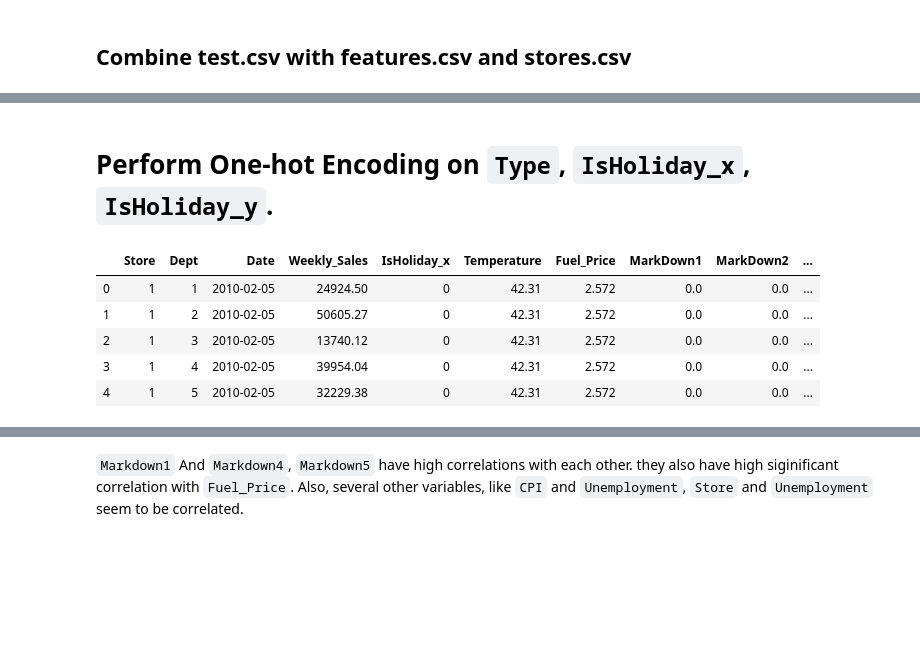
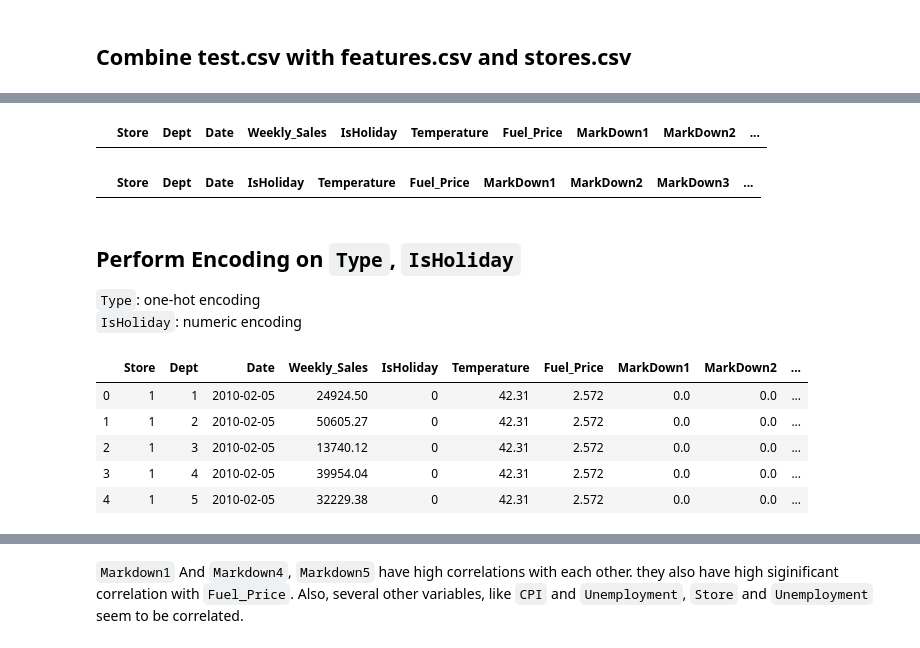
Before and after one commit to lingruiluo/WalmartSalesForecast, a Jupyter notebook: Sales-Forecast.ipynb, the cells around one changed output, grey strips where cells are left out. Saved outputs shown, nothing was run; the diff lists cells and outputs as text; code cells hidden in the pictures; blank space fills up the shorter version.

```diff
--- a/Sales-Forecast.ipynb
+++ b/Sales-Forecast.ipynb
@@ -299,7 +319,7 @@ Combining dataset is also one of our options if getting more features is necessa
 # %% [markdown]
 ## Combine train.csv with features.csv and stores.csv
 # %%
-dataset = pd.merge(train,features,on=['Store','Date'])
+dataset = pd.merge(train,features,on=['Store','Date','IsHoliday'])
 dataset = pd.merge(dataset,stores,on=['Store'])
 # %%
 dataset.head()
@@ -396,0 +456,5 @@ test_set = test_set.fillna(value=values)
+# %%
+dataset.loc[dataset['Store']==3,'Type']='C'
+dataset.loc[dataset['Store']==5,'Type']='C'
+dataset.loc[dataset['Store']==33,'Type']='C'
+dataset.loc[dataset['Store']==36,'Type']='C'
@@ -397,5 +466,17 @@ test_set = test_set.fillna(value=values)
+# %%
+# check again
+dataset[(dataset['Size']<40542) & ((dataset['Type']=='A')|(dataset['Type']=='B'))]
+# %% [output]
+|  | Store | Dept | Date | Weekly_Sales | IsHoliday | Temperature | Fuel_Price | MarkDown1 | MarkDown2 | ... |
+# %%
+test_set[(test_set['Size']<40542) & ((test_set['Type']=='A')|(test_set['Type']=='B'))]
+# %% [output]
+|  | Store | Dept | Date | IsHoliday | Temperature | Fuel_Price | MarkDown1 | MarkDown2 | MarkDown3 | ... |
 # %% [markdown]
-# Perform One-hot Encoding on `Type`, `IsHoliday_x`, `IsHoliday_y`.
+## Perform Encoding on `Type`, `IsHoliday`
+
+`Type`: one-hot encoding
+`IsHoliday`: numeric encoding
 # %%
 type_df = pd.DataFrame({'Type': ['A', 'B', 'C']})
 
@@ -405,17 +486,15 @@ dataset.drop(['Type'],axis=1, inplace=True)
 test_set = pd.concat([test_set, pd.get_dummies(test_set['Type'], prefix = 'Type')], axis = 1)
 test_set.drop(['Type'],axis=1, inplace=True)
 # %%
-dataset['IsHoliday_x'] = dataset['IsHoliday_x'].map({True: 1, False: 0})
-dataset['IsHoliday_y'] = dataset['IsHoliday_y'].map({True: 1, False: 0})
+dataset['IsHoliday'] = dataset['IsHoliday'].map({True: 1, False: 0})
 
-test_set['IsHoliday_x'] = test_set['IsHoliday_x'].map({True: 1, False: 0})
-test_set['IsHoliday_y'] = test_set['IsHoliday_y'].map({True: 1, False: 0})
+test_set['IsHoliday'] = test_set['IsHoliday'].map({True: 1, False: 0})
 # %%
-categorical_var = ['Type_A', 'Type_B', 'Type_C', 'IsHoliday_x', 'IsHoliday_y']
+categorical_var = ['Type_A', 'Type_B', 'Type_C', 'IsHoliday']
 dataset[categorical_var] = dataset[categorical_var].astype('category')
 dataset.head()
 # %% [output]
-|  | Store | Dept | Date | Weekly_Sales | IsHoliday_x | Temperature | Fuel_Price | MarkDown1 | MarkDown2 | ... |
+|  | Store | Dept | Date | Weekly_Sales | IsHoliday | Temperature | Fuel_Price | MarkDown1 | MarkDown2 | ... |
 | 0 | 1 | 1 | 2010-02-05 | 24924.50 | 0 | 42.31 | 2.572 | 0.0 | 0.0 | ... |
 | 1 | 1 | 2 | 2010-02-05 | 50605.27 | 0 | 42.31 | 2.572 | 0.0 | 0.0 | ... |
 | 2 | 1 | 3 | 2010-02-05 | 13740.12 | 0 | 42.31 | 2.572 | 0.0 | 0.0 | ... |
```
Also changed, not shown: parts of 32 cells of this notebook.
